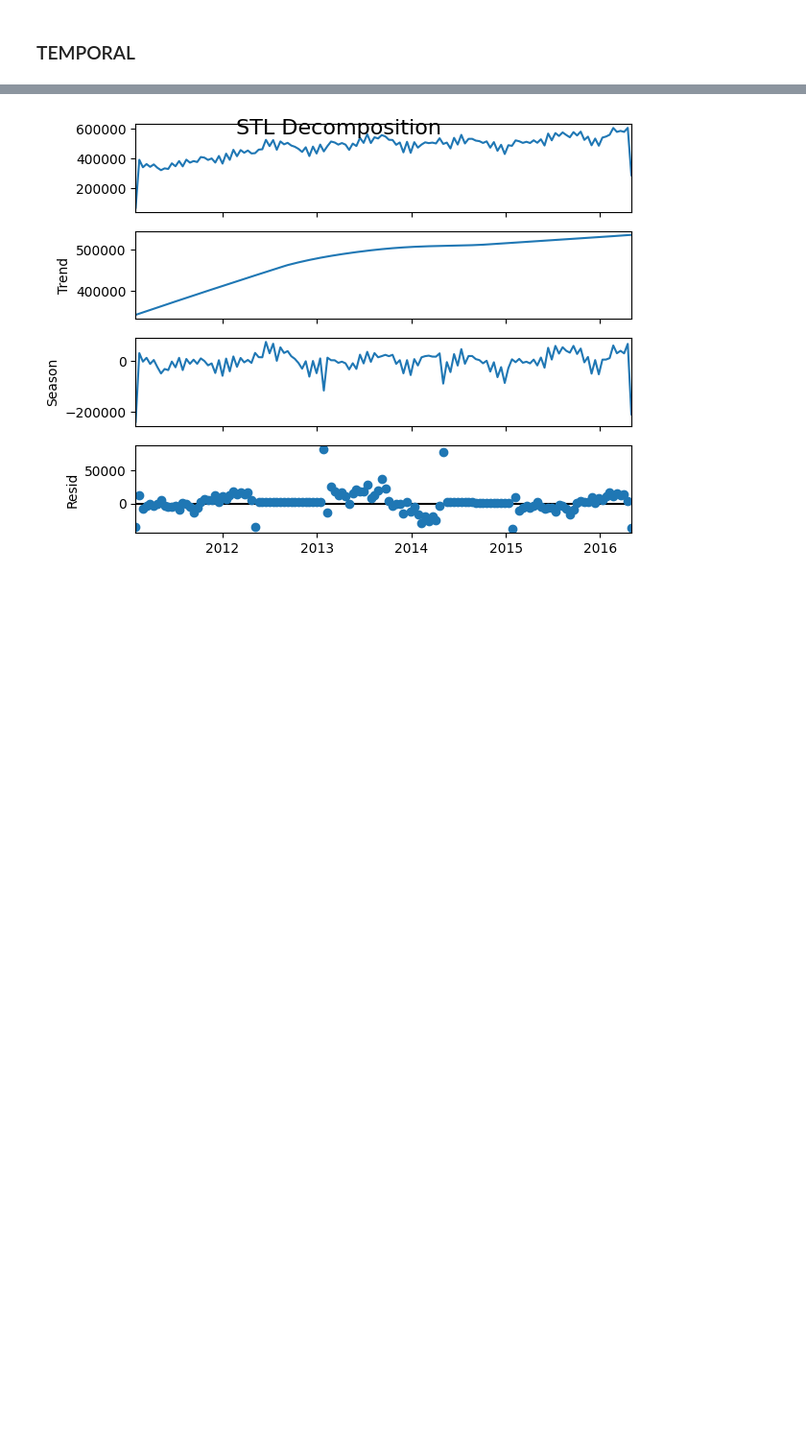
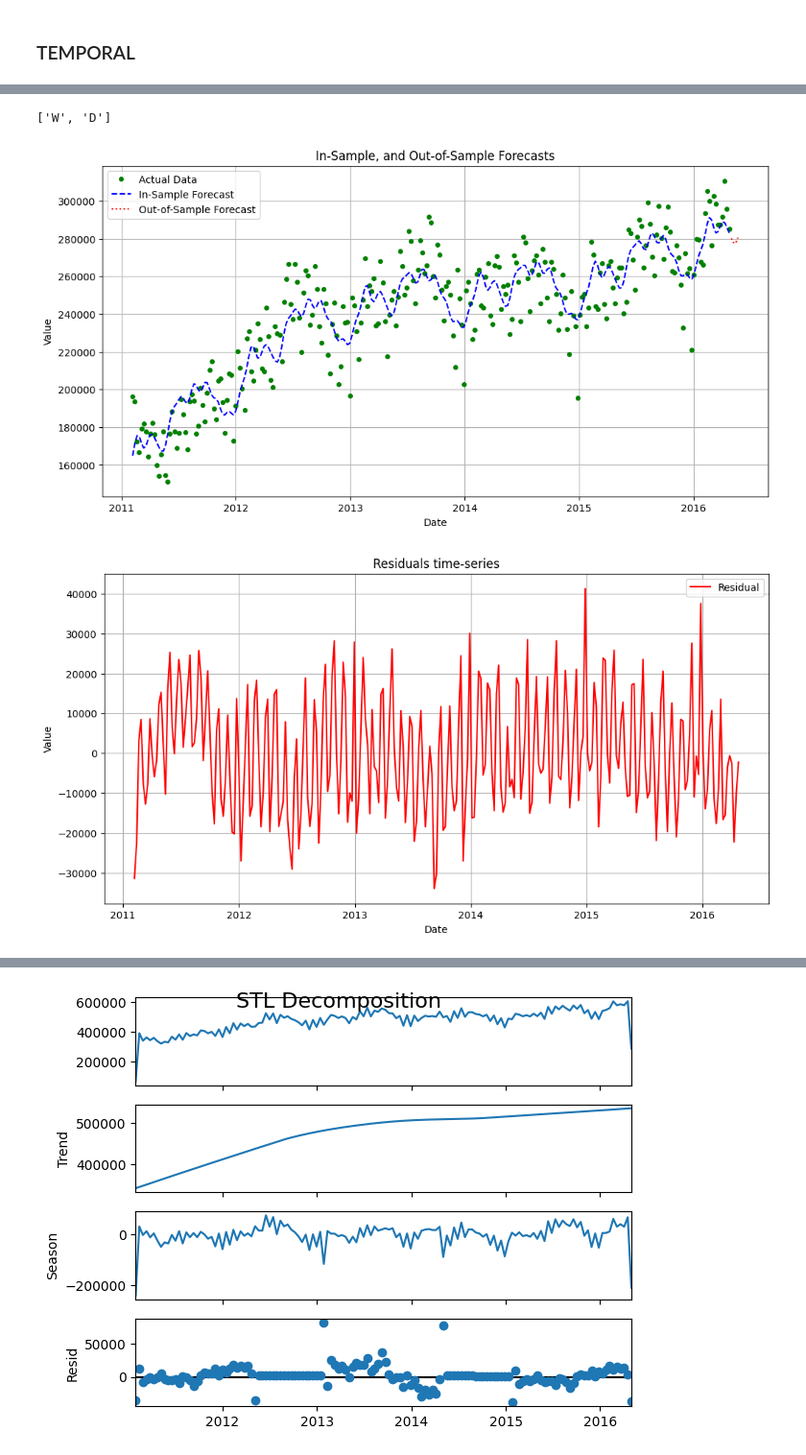
Before and after one commit to skoMarat/Hierarchical-Forecasting, a Jupyter notebook: temporal_notebook.ipynb, the cells around one changed output, grey strips where cells are left out. Shown at 96% size. Cells and saved outputs as stored; diff of their text form; code cells hidden in the pictures; blank space fills up the shorter version.

```diff
--- a/temporal_notebook.ipynb
+++ b/temporal_notebook.ipynb
@@ -49,0 +70,16 @@ Reconciliation is complete
+# %%
+from statsmodels.tsa.stattools import acf
+leaf=0
+srData=pd.Series(data=tree.mY[leaf], index=tree.date_time_index)
+acf(srData,nlags=10)
+srData_true=pd.Series(data=tree_true.mY[leaf], index=tree_true.date_time_index)
+
+treeSr=Tree(srData,type='temporal')
+# treeSr.forecast_Prophet(iOoS=28)
+# %% [output]
+['W', 'D']
+# %%
+treeSr.dForecasters[0].plot_prediction(inSample=True)
+# %% [output]
+[figure, added]
+[figure, added]
```
Also changed, not shown: parts of 8 cells of this notebook, 8 other files.
